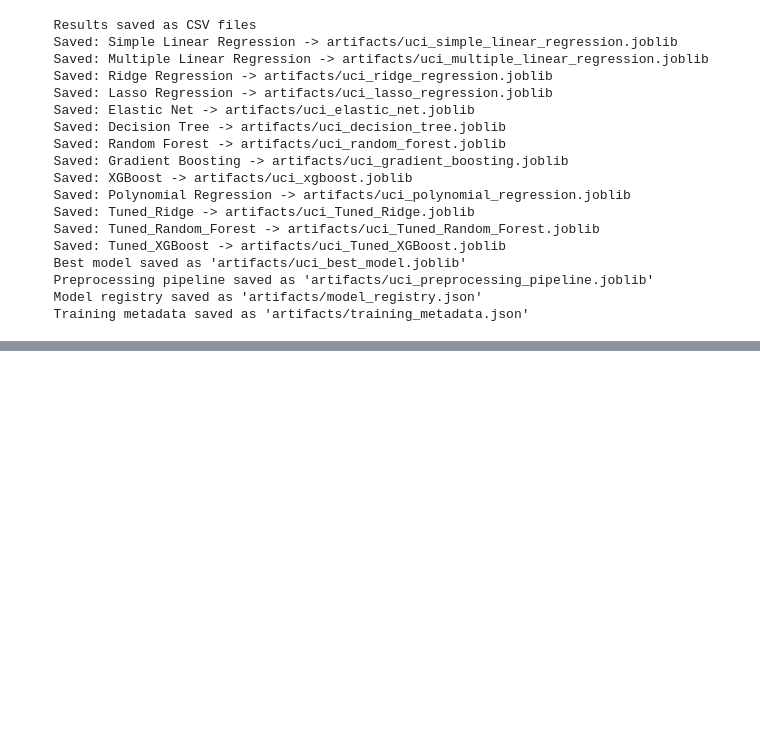
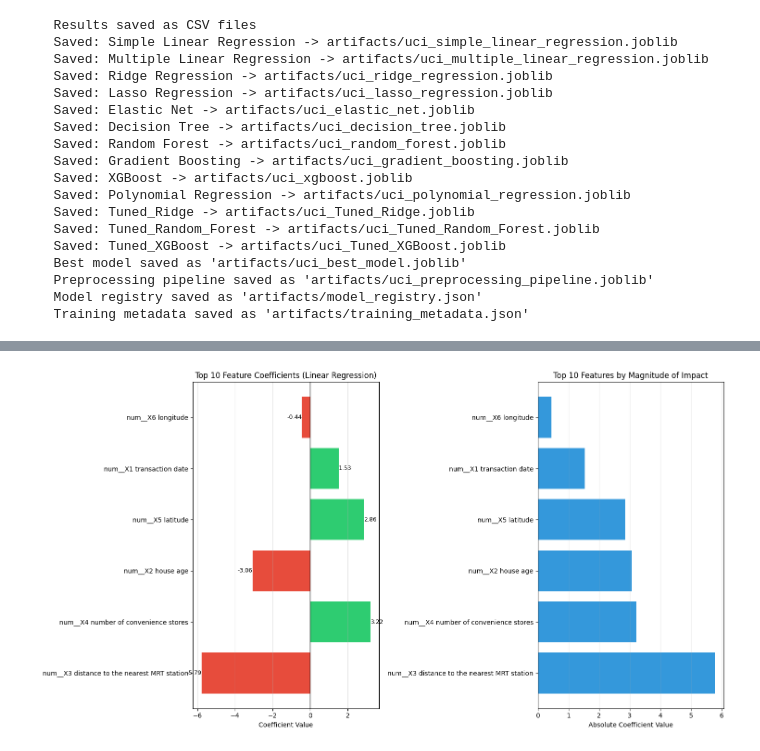
Before and after one commit to Raunak-23/Predictive_Analytics, a Jupyter notebook: House_price_pred/uci_house.ipynb, the cells around one changed output, grey strips where cells are left out. Saved outputs shown, nothing was run; the diff lists cells and outputs as text; code cells hidden in the pictures; blank space fills up the shorter version.

```diff
--- a/House_price_pred/baseline.ipynb
+++ b/House_price_pred/uci_house.ipynb
@@ -1249,0 +1581,31 @@ print("  Training metadata saved as 'artifacts/training_metadata.json'")
+# %%
+# Feature Importance Visualization
+fig, axes = plt.subplots(1, 2, figsize=(15, 8))
+
+# 1. Top Features Bar Plot
+ax1 = axes[0]
+top_features = coef_df.head(10)
+colors = ['#2ecc71' if c > 0 else '#e74c3c' for c in top_features['Coefficient']]
+bars = ax1.barh(top_features['Feature'], top_features['Coefficient'], color=colors)
+ax1.axvline(0, linestyle='-', color='black', linewidth=1)
+ax1.set_xlabel('Coefficient Value')
+ax1.set_title('Top 10 Feature Coefficients (Linear Regression)')
+ax1.grid(axis='x', alpha=0.3)
+
+# Add value labels on bars
+for i, (idx, row) in enumerate(top_features.iterrows()):
+    ax1.text(row['Coefficient'], i, f'{row["Coefficient"]:.2f}',
+             va='center', ha='left' if row['Coefficient'] > 0 else 'right', fontsize=9)
+
+# 2. Coefficient Magnitude (Absolute Values)
+ax2 = axes[1]
+top_abs = coef_df.head(10)
+bars2 = ax2.barh(top_abs['Feature'], top_abs['AbsCoefficient'], color='#3498db')
+ax2.set_xlabel('Absolute Coefficient Value')
+ax2.set_title('Top 10 Features by Magnitude of Impact')
+ax2.grid(axis='x', alpha=0.3)
+
+plt.tight_layout()
+plt.show()
+# %% [output]
+[figure, added]
```
Also changed, not shown: parts of 13 cells of this notebook, 13 other files.
